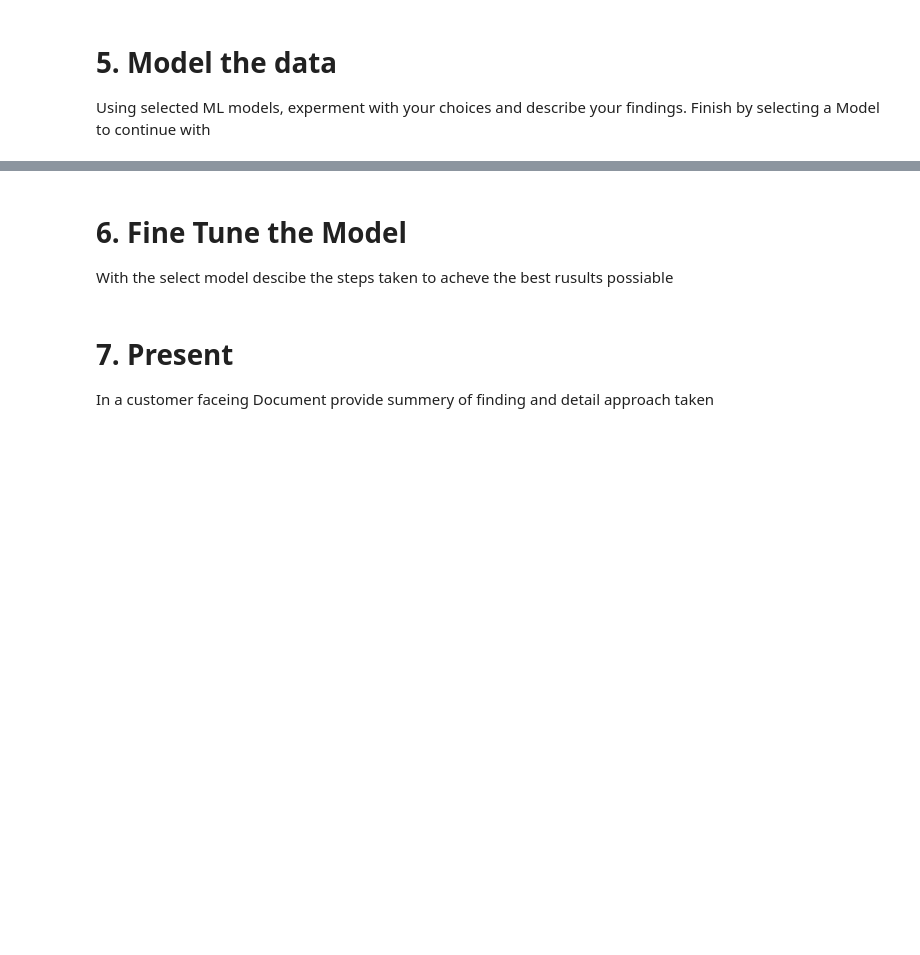
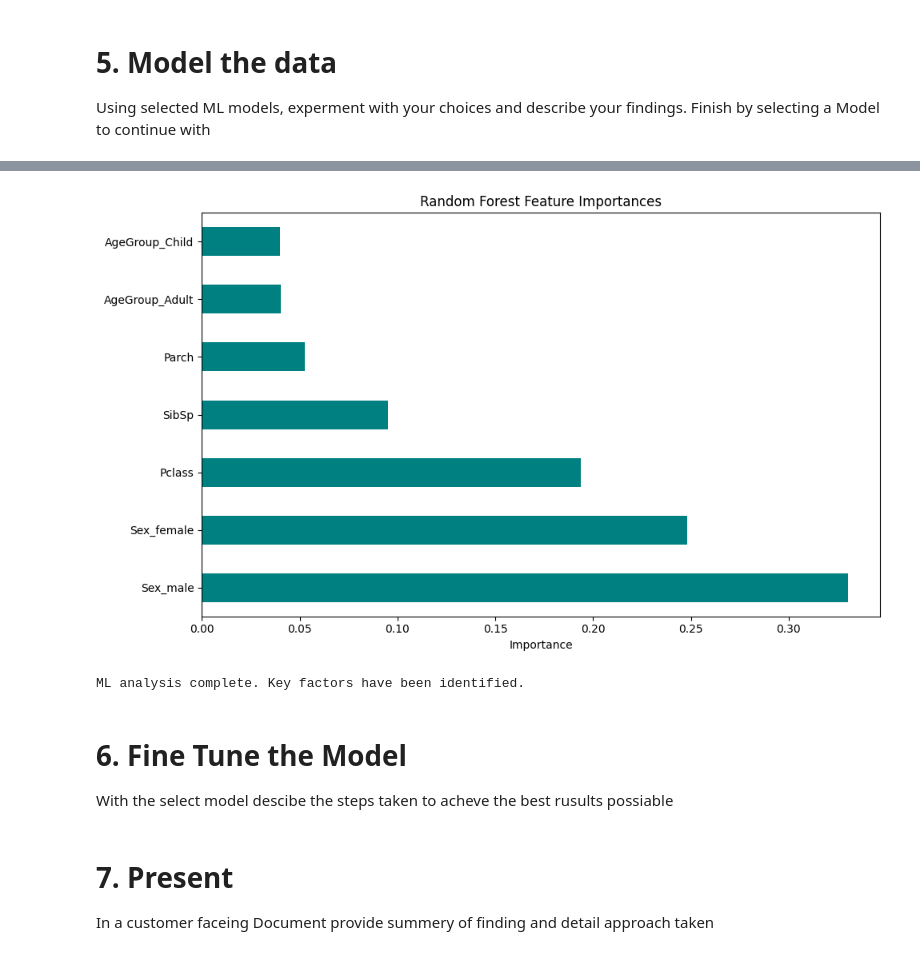
Before and after one commit to felixolmo03/Machine-Learning-and-AI-, a Jupyter notebook: Project_1.ipynb, the cells around one changed output, grey strips where cells are left out. Cells and saved outputs as stored; diff of their text form; code cells hidden in the pictures; blank space fills up the shorter version.

```diff
--- a/Project_1.ipynb
+++ b/Project_1.ipynb
@@ -52,3 +276,76 @@ Apply any data transformations and explain what and why
 # %% [markdown]
 # 5. Model the data
 Using selected ML models, experment with your choices and describe your findings. Finish by selecting a Model to continue with
+# %%
+print("--- MACHINE LEARNING MODEL TRAINING ---")
+print("Purpose: To train a model to predict survival and identify key factors.")
+print("\n")
+
+# 6.1 Import ML Libraries
+from sklearn.ensemble import RandomForestClassifier
+from sklearn.model_selection import train_test_split
+from sklearn.metrics import accuracy_score
+
+# 6.2 Prepare Data for ML
+# Define target variable (what we want to predict)
+y = df['Survived']
+
+# Define features (the attributes the model will use to make a prediction)
+# We'll use these features for our first model
+features = ["Pclass", "Sex", "SibSp", "Parch", "AgeGroup"] # Added the AgeGroup we engineered!
+
+# Create feature set X
+X = df[features].copy()
+
+# Handle categorical variables (ML models need numbers, not text)
+# 'Sex' is categorical: 'male', 'female' -> get_dummies will create 'Sex_male', 'Sex_female'
+# 'AgeGroup' is categorical: 'Child', 'Adult' -> get_dummies will create 'AgeGroup_Child', 'AgeGroup_Adult'
+X = pd.get_dummies(X, columns=['Sex', 'AgeGroup'])
+
+print("Features being used for the model:")
+print(X.head())
+print("\n")
+
+# 6.3 Split Data into Training and Validation Sets
+# WHY: We need to test the model's performance on data it hasn't seen before.
+# This simulates how it would perform on a real test set.
+X_train, X_val, y_train, y_val = train_test_split(X, y, test_size=0.2, random_state=1)
+print(f"Data split into training and validation sets.")
+print(f"Training set: {X_train.shape[0]} samples")
+print(f"Validation set: {X_val.shape[0]} samples")
+print("\n")
+
+# 6.4 Create and Train the Model
+model = RandomForestClassifier(n_estimators=100, max_depth=5, random_state=1)
+model.fit(X_train, y_train)
+print("Model training complete!")
+print("\n")
+
+# 6.5 Evaluate the Model's Performance
+# Make predictions on the validation set
+val_predictions = model.predict(X_val)
+
+# Calculate accuracy: (number of correct predictions) / (total predictions)
+accuracy = accuracy_score(y_val, val_predictions)
+print(f"Model Accuracy on Validation Set: {accuracy:.2%}")
+print("\n")
+
+# 6.6 Analyze Feature Importance
+# WHY: This tells us which factors were most important in the model's decision-making process.
+print("Feature Importances (What the model found most predictive):")
+feature_importances = pd.Series(model.feature_importances_, index=X.columns)
+# Sort the features from most to least important
+feature_importances = feature_importances.sort_values(ascending=False)
+print(feature_importances)
+print("\n")
+
+# 6.7 (Optional) Visualize Feature Importance
+fig, ax = plt.subplots(figsize=(10, 6))
+feature_importances.plot.barh(ax=ax, color='teal') # Horizontal bar chart
+ax.set_title("Random Forest Feature Importances")
+ax.set_xlabel("Importance")
+plt.tight_layout()
+plt.show()
+
+print("ML analysis complete. Key factors have been identified.")
+# %% [output]
@@ -55,3 +369,5 @@ Using selected ML models, experment with your choices and describe your findings
+[figure, added]
+ML analysis complete. Key factors have been identified.
 # %% [markdown]
 # 6. Fine Tune the Model
 
```
Also changed, not shown: parts of 11 cells of this notebook.
